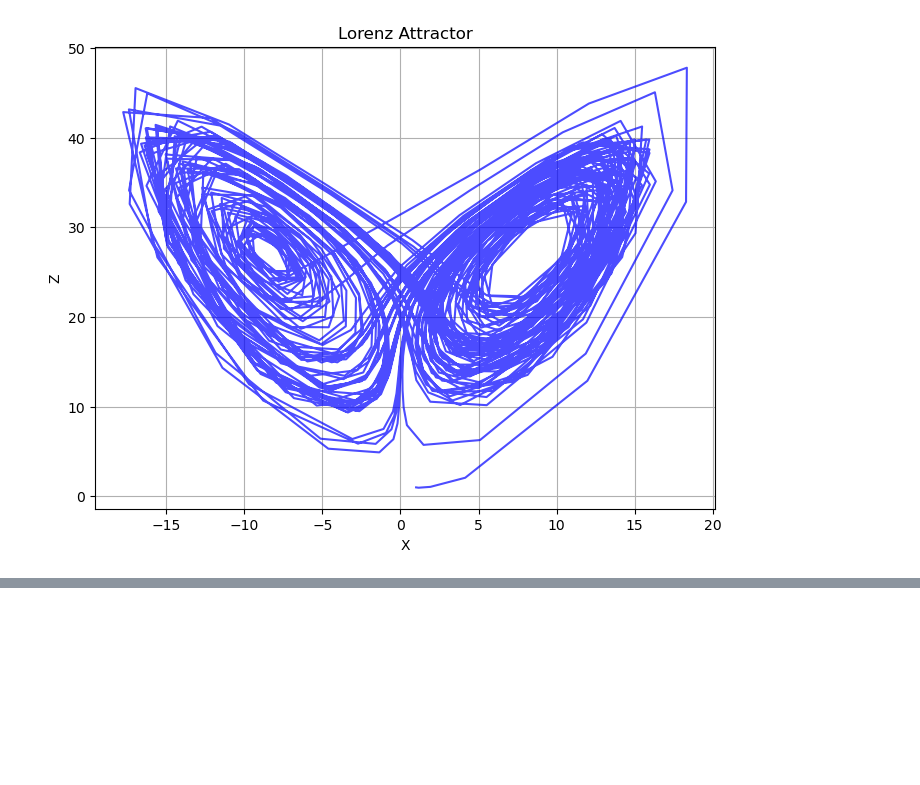
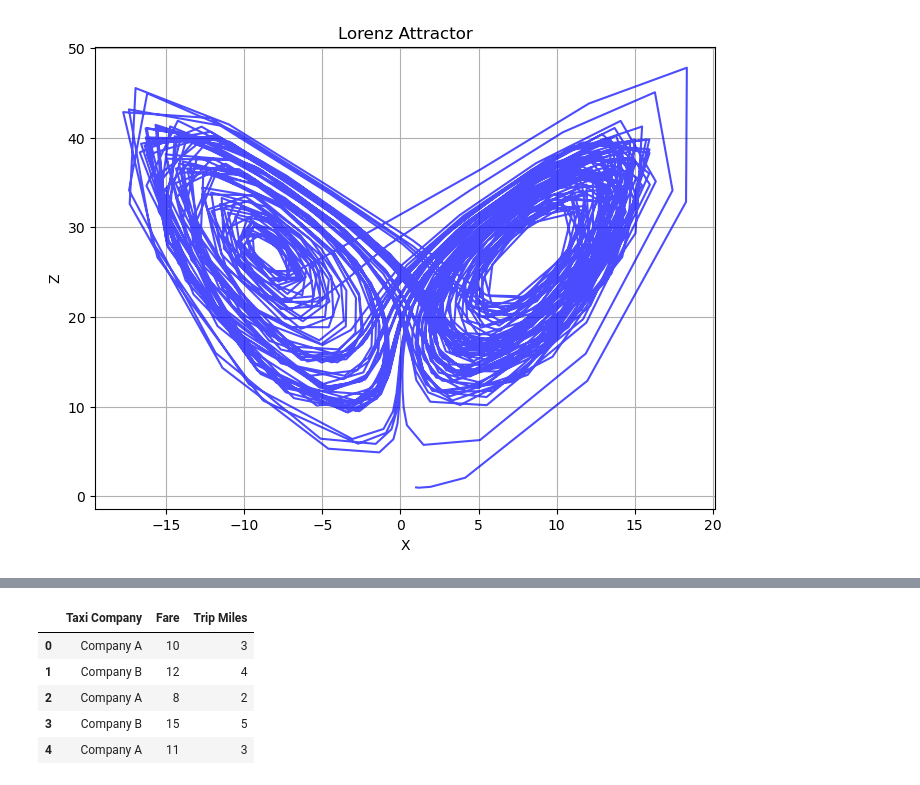
Before and after one commit to FirstNet-Systems-UK/Chicago-Taxi-Trips-Analysis, a Jupyter notebook: Untitled.ipynb, the cells around one changed output, grey strips where cells are left out. Saved outputs shown, nothing was run; the diff lists cells and outputs as text; code cells hidden in the pictures; blank space fills up the shorter version.

```diff
--- a/Untitled.ipynb
+++ b/Untitled.ipynb
@@ -621,0 +579,9 @@ Note: you may need to restart the kernel to use updated packages.
+# %%
+df
+# %% [output]
+|  | Taxi Company | Fare | Trip Miles |
+| 0 | Company A | 10 | 3 |
+| 1 | Company B | 12 | 4 |
+| 2 | Company A | 8 | 2 |
+| 3 | Company B | 15 | 5 |
+| 4 | Company A | 11 | 3 |
```
Also changed, not shown: parts of 6 cells of this notebook, 7 other files.
